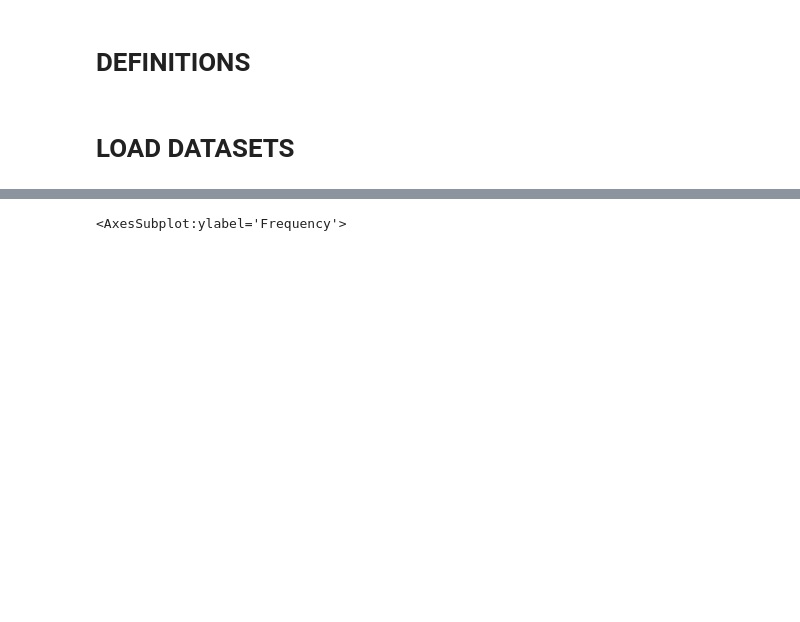
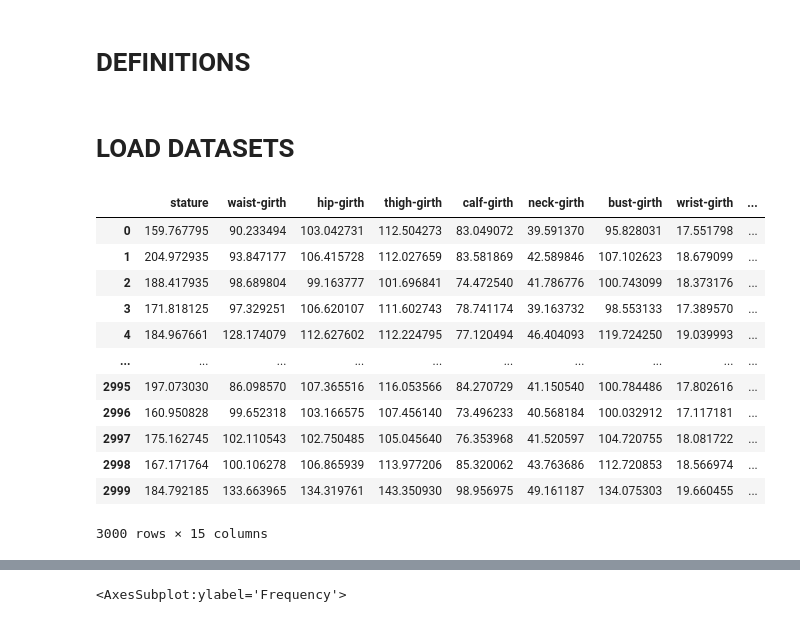
Before and after one commit to wesferr/AHBS, a Jupyter notebook: curves-modules/Analisys.ipynb, the cells around one changed output, grey strips where cells are left out. Drawn from its saved outputs; the diff is of its cells as text; code cells hidden in the pictures; blank space fills up the shorter version.

```diff
--- a/curves-modules/Analisys.ipynb
+++ b/curves-modules/Analisys.ipynb
@@ -79,9 +79,26 @@ ansur_semantic = [
 # %%
 my_male = np.load("bodies-male-measures.npy")
 my_female = np.load("bodies-female-measures.npy")
 
 my_male = pd.DataFrame(my_male, columns=my_semantic)
 my_female = pd.DataFrame(my_female, columns=my_semantic)
+my_male['whr'] = my_male['waist-girth'] / my_male['hip-girth']
+my_male['whtr'] = my_male['waist-girth'] / my_male['stature']
+my_male
+# %% [output]
+|  | stature | waist-girth | hip-girth | thigh-girth | calf-girth | neck-girth | bust-girth | wrist-girth | ... |
+| 0 | 159.767795 | 90.233494 | 103.042731 | 112.504273 | 83.049072 | 39.591370 | 95.828031 | 17.551798 | ... |
+| 1 | 204.972935 | 93.847177 | 106.415728 | 112.027659 | 83.581869 | 42.589846 | 107.102623 | 18.679099 | ... |
+| 2 | 188.417935 | 98.689804 | 99.163777 | 101.696841 | 74.472540 | 41.786776 | 100.743099 | 18.373176 | ... |
+| 3 | 171.818125 | 97.329251 | 106.620107 | 111.602743 | 78.741174 | 39.163732 | 98.553133 | 17.389570 | ... |
+| 4 | 184.967661 | 128.174079 | 112.627602 | 112.224795 | 77.120494 | 46.404093 | 119.724250 | 19.039993 | ... |
+| ... | ... | ... | ... | ... | ... | ... | ... | ... | ... |
+| 2995 | 197.073030 | 86.098570 | 107.365516 | 116.053566 | 84.270729 | 41.150540 | 100.784486 | 17.802616 | ... |
+| 2996 | 160.950828 | 99.652318 | 103.166575 | 107.456140 | 73.496233 | 40.568184 | 100.032912 | 17.117181 | ... |
+| 2997 | 175.162745 | 102.110543 | 102.750485 | 105.045640 | 76.353968 | 41.520597 | 104.720755 | 18.081722 | ... |
+| 2998 | 167.171764 | 100.106278 | 106.865939 | 113.977206 | 85.320062 | 43.763686 | 112.720853 | 18.566974 | ... |
+| 2999 | 184.792185 | 133.663965 | 134.319761 | 143.350930 | 98.956975 | 49.161187 | 134.075303 | 19.660455 | ... |
+3000 rows × 15 columns
 # %%
 ansur_male = pd.read_csv("datasets/ansur_2_male.csv",encoding_errors='ignore')
 ansur_male_age = ansur_male['Age']
```
Also changed, not shown: parts of 12 cells of this notebook, 1 other file.
